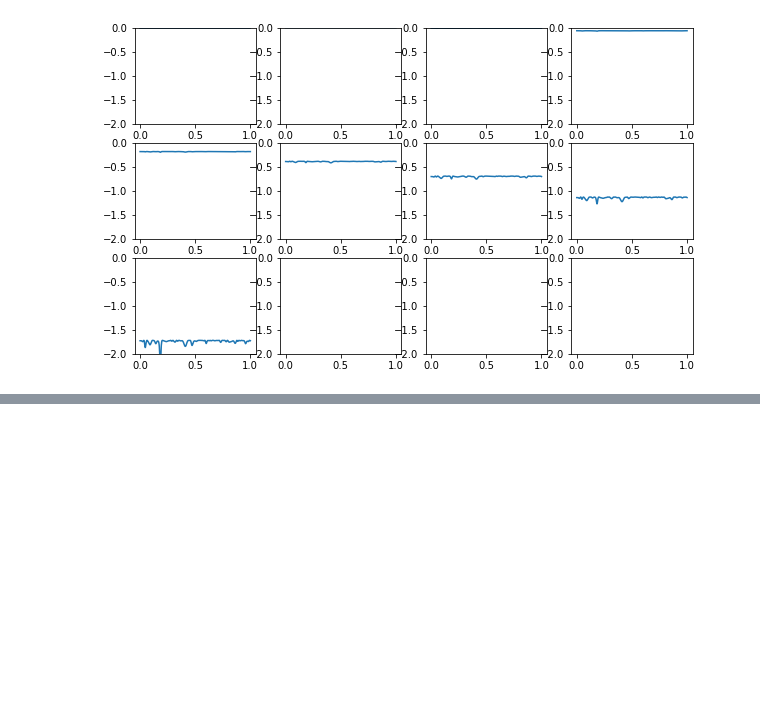
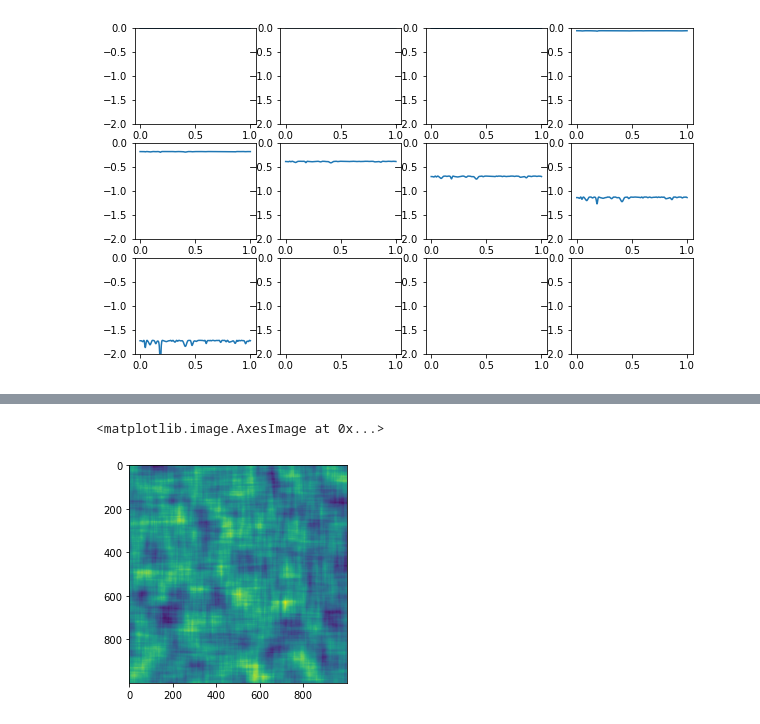
Before and after one commit to Julians42/AM205_Final_Project, a Jupyter notebook: Erode_1D.ipynb, the cells around one changed output, grey strips where cells are left out. Cells and saved outputs as stored; diff of their text form; code cells hidden in the pictures; blank space fills up the shorter version.

```diff
--- a/Erode_1D.ipynb
+++ b/Erode_1D.ipynb
@@ -93,0 +92,38 @@ plt.plot(xs, ys)
+# %%
+def w_matrix(eps, res):
+    eps_res = 2*int(eps*res)
+    weight_matrix = np.zeros((eps_res, eps_res))
+    i, j = np.floor(weight_matrix.shape[0])/2, np.floor(weight_matrix.shape[0])/2
+    for k in range(weight_matrix.shape[0]):
+        for l in range(weight_matrix.shape[1]):
+            weight_matrix[k,l] = np.exp(- (((i-k)/res)**2+((j-l)/res)**2) /(2*np.pi*eps**2))
+    return weight_matrix
+weight_matrix = w_matrix(eps, res)
+
+
+def convolve_point(i,j, eps=eps, res = res):
+    eps_res = int(eps*res)
+    communication_area =  phi[i-eps_res:i+eps_res, j-eps_res: j+eps_res]
+    weight_matrix = np.zeros(communication_area.shape)
+    i_new_index, j_new_index = np.floor(communication_area.shape[0]/2), np.floor(communication_area.shape[0]/2)
+    for k in range(weight_matrix.shape[0]):
+        for l in range(weight_matrix.shape[1]):
+            weight_matrix[k,l] = np.exp(- (((i_new_index-k)/res)**2+((j_new_index-l)/res)**2) /(2*np.pi*eps**2))
+
+    return np.sum(np.multiply(communication_area, weight_matrix))/(eps_res*2+1)**2
+
+# plt.imshow(convolve_point(100,100))
+# plt.colorbar()
+
+convolve_point(100,100)
+eps_res = int(eps*res)
+smoothed = np.zeros((res, res))
+for i in range(eps_res, smoothed.shape[0]+eps_res):
+    for j in range(eps_res,smoothed.shape[0]+eps_res):
+        communication_area = phi[i-eps_res:i+eps_res, j-eps_res: j+eps_res]
+        smoothed[i-eps_res,j-eps_res] = np.sum(np.multiply(communication_area, weight_matrix))/(eps_res*2+1)**2
+
+plt.imshow(smoothed)
+# %% [output]
+<matplotlib.image.AxesImage at 0x...>
+[figure, added]
```
Also changed, not shown: parts of 3 cells of this notebook, 2 other files.
